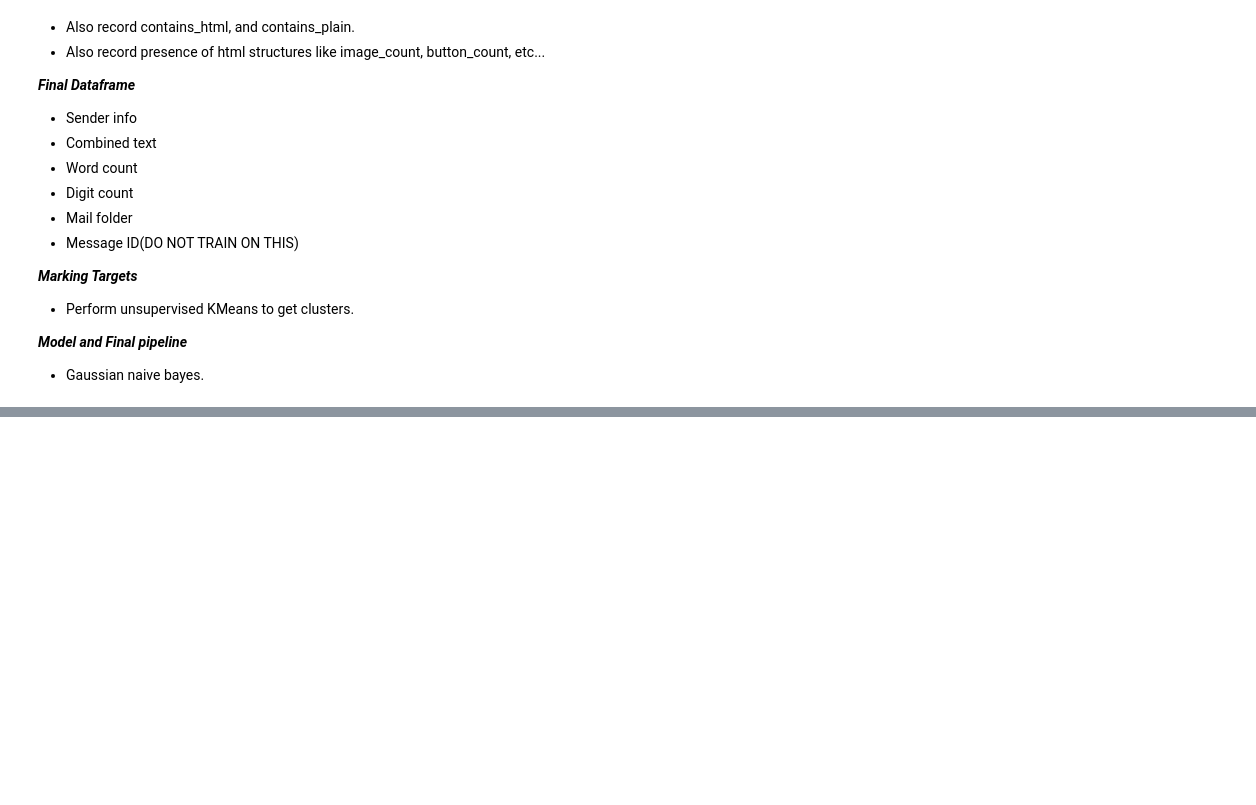
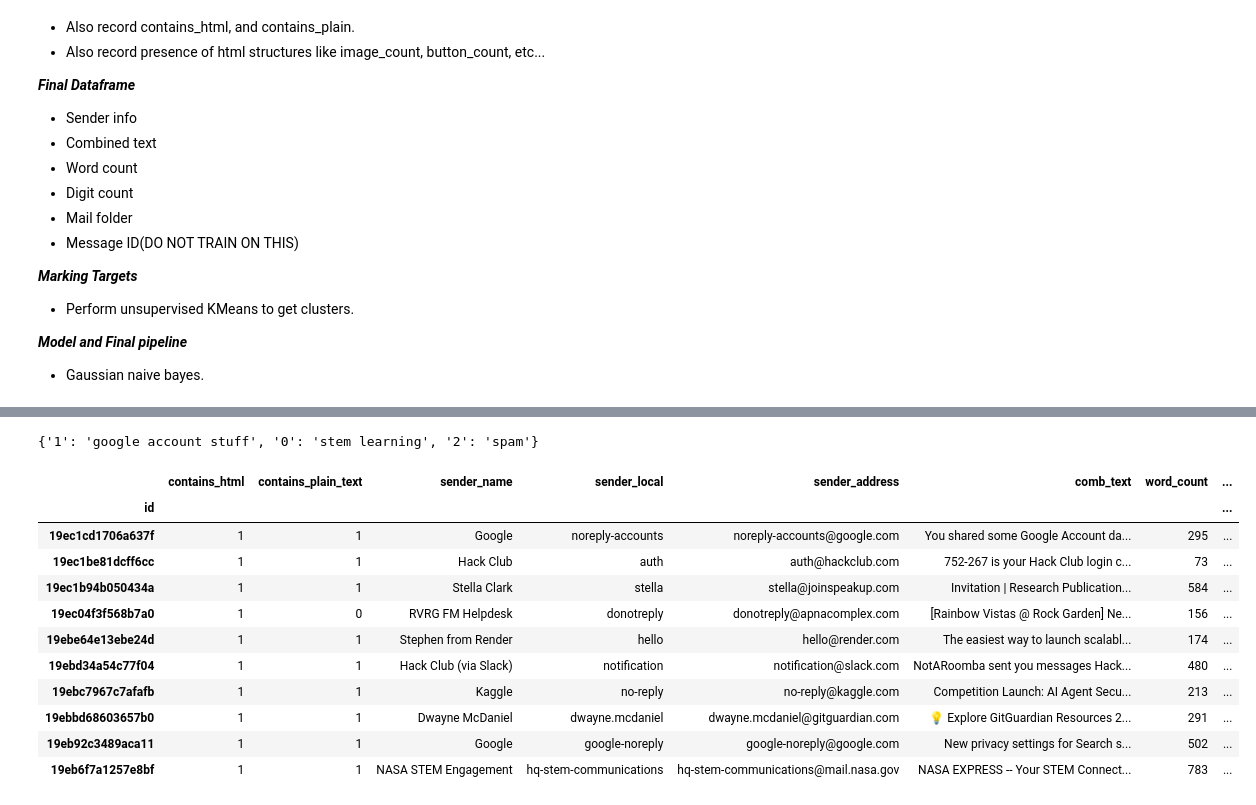
Before and after one commit to Rihaan1344/mail-classifier, a Jupyter notebook: ez-classifier.ipynb, the cells around one changed output, grey strips where cells are left out. Drawn from its saved outputs; the diff is of its cells as text; code cells hidden in the pictures; blank space fills up the shorter version.

```diff
--- a/ez-classifier.ipynb
+++ b/ez-classifier.ipynb
@@ -163,0 +251,4 @@ df.head()
+# %%
+clusters = best_kmeans.predict(vectorized_df)
+# %%
+df["cluster"] = clusters.astype("str") # as string so that its easier to handle in pipeline.
@@ -163,0 +327,27 @@ df.head()
+# %%
+new_clusters = dict()
+for cluster in df["cluster"].unique():
+    print("=" * 50)
+    print(f"CLUSTER {cluster}")
+
+    text = df.loc[
+        df["cluster"] == cluster,
+        "comb_text"
+    ]
+    vectorizer = preprocessor.named_transformers_["tf-idf"]
+    vectorized_text = vectorizer.transform(text)
+
+    mean_score = vectorized_text.mean(axis = 0)
+
+    top_words = (
+        pd.Series(
+            mean_score.A1,
+            index = vectorizer.get_feature_names_out()
+        )
+        .sort_values(ascending=False)
+        .head(10)
+    )
+
+    print(top_words)
+
+    new_clusters[cluster] = input("The program detected a lot of mails with these key words being quite frequent. These mails will be moved into a particular folder, and new incoming mails will be sorted on the basis of these keywords. What would you like to name this folder? ")
@@ -163,0 +372,21 @@ df.head()
+# %%
+new_clusters
+# %% [output]
+{'1': 'google account stuff', '0': 'stem learning', '2': 'spam'}
+# %%
+df["cluster"] = df["cluster"].str.replace(new_clusters, None)
+# %%
+df.head(10)
+# %% [output]
+|  | contains_html | contains_plain_text | sender_name | sender_local | sender_address | comb_text | word_count | ... |
+| id |  |  |  |  |  |  |  | ... |
+| 19ec1cd1706a637f | 1 | 1 | Google | noreply-accounts | noreply-accounts@google.com | You shared some Google Account da... | 295 | ... |
+| 19ec1be81dcff6cc | 1 | 1 | Hack Club | auth | auth@hackclub.com | 752-267 is your Hack Club login c... | 73 | ... |
+| 19ec1b94b050434a | 1 | 1 | Stella Clark | stella | stella@joinspeakup.com | Invitation | Research Publication... | 584 | ... |
+| 19ec04f3f568b7a0 | 1 | 0 | RVRG FM Helpdesk | donotreply | donotreply@apnacomplex.com | [Rainbow Vistas @ Rock Garden] Ne... | 156 | ... |
+| 19ebe64e13ebe24d | 1 | 1 | Stephen from Render | hello | hello@render.com | The easiest way to launch scalabl... | 174 | ... |
+| 19ebd34a54c77f04 | 1 | 1 | Hack Club (via Slack) | notification | notification@slack.com | NotARoomba sent you messages Hack... | 480 | ... |
+| 19ebc7967c7afafb | 1 | 1 | Kaggle | no-reply | no-reply@kaggle.com | Competition Launch: AI Agent Secu... | 213 | ... |
+| 19ebbd68603657b0 | 1 | 1 | Dwayne McDaniel | dwayne.mcdaniel | dwayne.mcdaniel@gitguardian.com | 💡 Explore GitGuardian Resources 2... | 291 | ... |
+| 19eb92c3489aca11 | 1 | 1 | Google | google-noreply | google-noreply@google.com | New privacy settings for Search s... | 502 | ... |
+| 19eb6f7a1257e8bf | 1 | 1 | NASA STEM Engagement | hq-stem-communications | hq-stem-communications@mail.nasa.gov | NASA EXPRESS -- Your STEM Connect... | 783 | ... |
```
Also changed, not shown: parts of 28 cells of this notebook.
